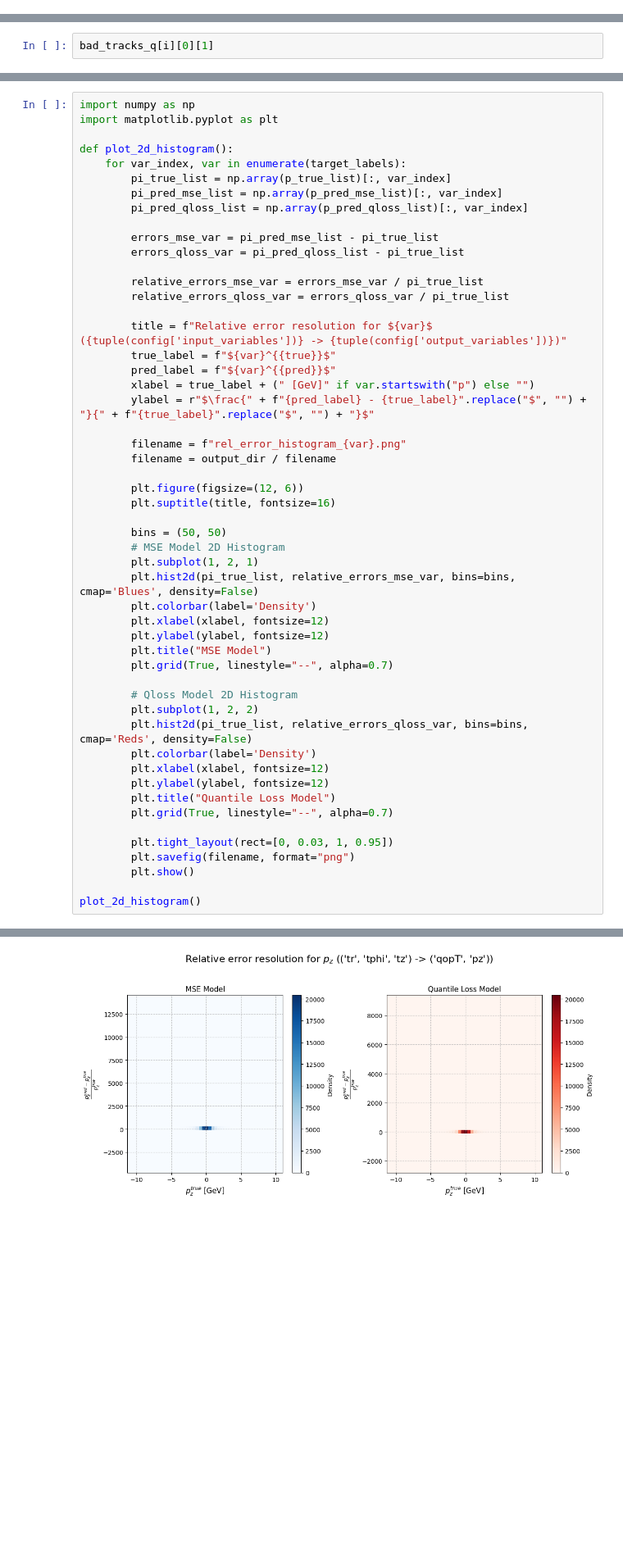
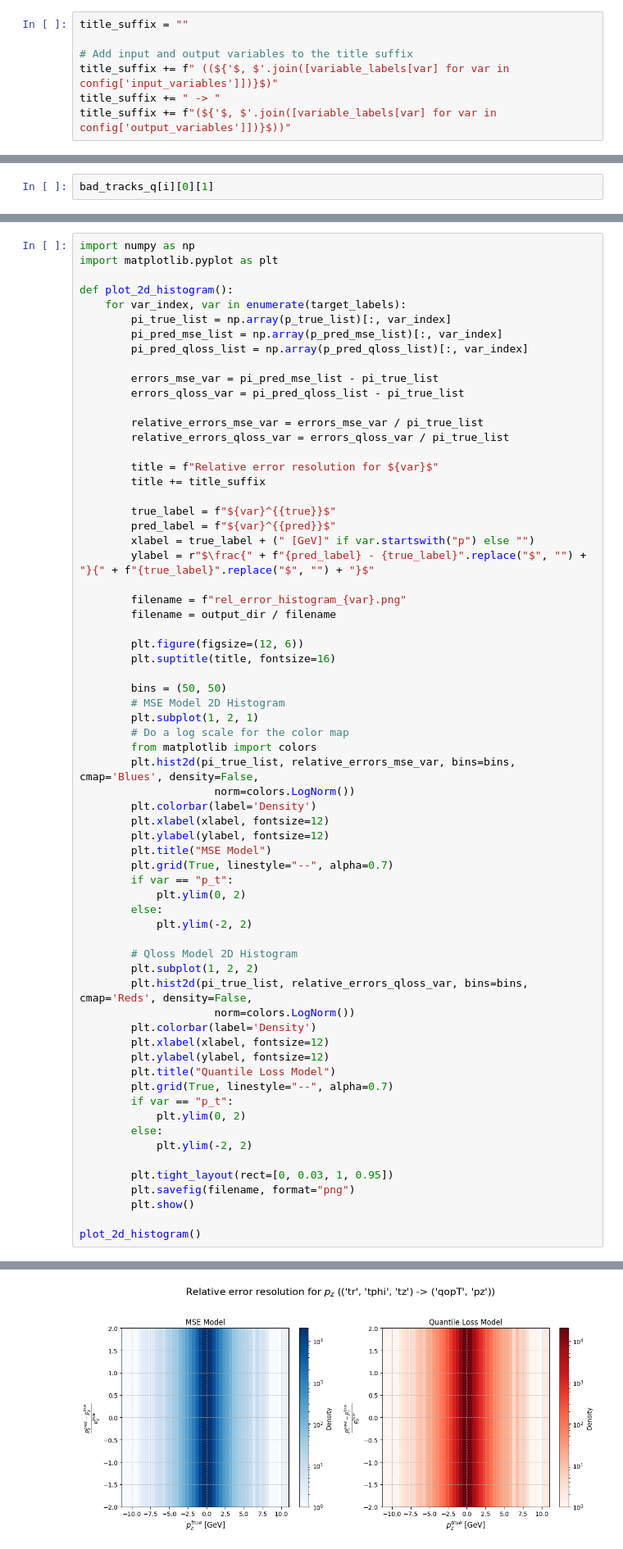
Before and after one commit to CouthuresJeremy/TrackFormer, a Jupyter notebook: dataanalysis.ipynb, the cells around one changed output, grey strips where cells are left out. Shown at 82% size. Cells and saved outputs as stored; diff of their text form; blank space fills up the shorter version.

Commit message:
Notebook add title suffix

```diff
--- a/dataanalysis.ipynb
+++ b/dataanalysis.ipynb
@@ -86,6 +99,13 @@ if "mse_inv_dir" in available_models:
 # %%
 target_labels = ["p_t", "p_z"]
 target_labels = [r"\frac{q}{p_t}", "p_z"]
+# %%
+title_suffix = ""
+
+# Add input and output variables to the title suffix
+title_suffix += f" ((${'$, $'.join([variable_labels[var] for var in config['input_variables']])}$)"
+title_suffix += " -> "
+title_suffix += f"(${'$, $'.join([variable_labels[var] for var in config['output_variables']])}$))"
 # %%
 output_dir = Path("Results/TrackML/")
 
@@ -1280,7 +1345,9 @@ def plot_2d_histogram():
         relative_errors_mse_var = errors_mse_var / pi_true_list
         relative_errors_qloss_var = errors_qloss_var / pi_true_list
 
-        title = f"Relative error resolution for ${var}$ ({tuple(config['input_variables'])} -> {tuple(config['output_variables'])})"
+        title = f"Relative error resolution for ${var}$"
+        title += title_suffix
+
         true_label = f"${var}^{{true}}$"
         pred_label = f"${var}^{{pred}}$"
         xlabel = true_label + (" [GeV]" if var.startswith("p") else "")
@@ -1295,21 +1362,33 @@ def plot_2d_histogram():
         bins = (50, 50)
         # MSE Model 2D Histogram
         plt.subplot(1, 2, 1)
-        plt.hist2d(pi_true_list, relative_errors_mse_var, bins=bins, cmap='Blues', density=False)
+        # Do a log scale for the color map
+        from matplotlib import colors
+        plt.hist2d(pi_true_list, relative_errors_mse_var, bins=bins, cmap='Blues', density=False,
+                     norm=colors.LogNorm())
         plt.colorbar(label='Density')
         plt.xlabel(xlabel, fontsize=12)
         plt.ylabel(ylabel, fontsize=12)
         plt.title("MSE Model")
         plt.grid(True, linestyle="--", alpha=0.7)
+        if var == "p_t":
+            plt.ylim(0, 2)
+        else:
+            plt.ylim(-2, 2)
 
         # Qloss Model 2D Histogram
         plt.subplot(1, 2, 2)
-        plt.hist2d(pi_true_list, relative_errors_qloss_var, bins=bins, cmap='Reds', density=False)
+        plt.hist2d(pi_true_list, relative_errors_qloss_var, bins=bins, cmap='Reds', density=False,
+                     norm=colors.LogNorm())
         plt.colorbar(label='Density')
         plt.xlabel(xlabel, fontsize=12)
         plt.ylabel(ylabel, fontsize=12)
         plt.title("Quantile Loss Model")
         plt.grid(True, linestyle="--", alpha=0.7)
+        if var == "p_t":
+            plt.ylim(0, 2)
+        else:
+            plt.ylim(-2, 2)
 
         plt.tight_layout(rect=[0, 0.03, 1, 0.95])
         plt.savefig(filename, format="png")
@@ -1321,4 +1400,4 @@ plot_2d_histogram()
-[figure, old version]
+[figure, new version]
 # %%
 def plot_pi_absolute_relative_error_distributions():
     for var_index, var in enumerate(target_labels):
```
Also changed, not shown: parts of 17 cells of this notebook.
